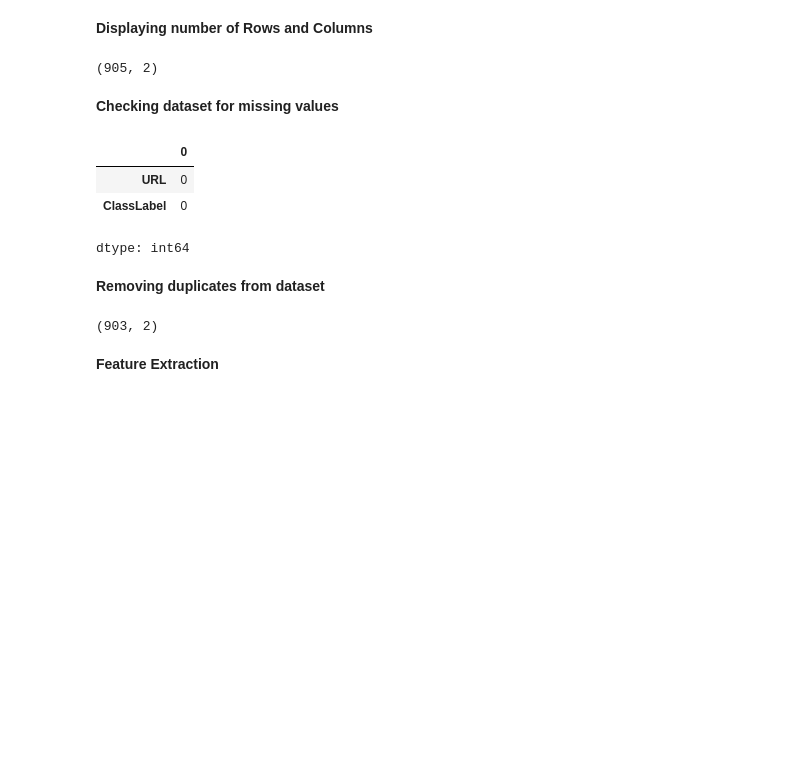
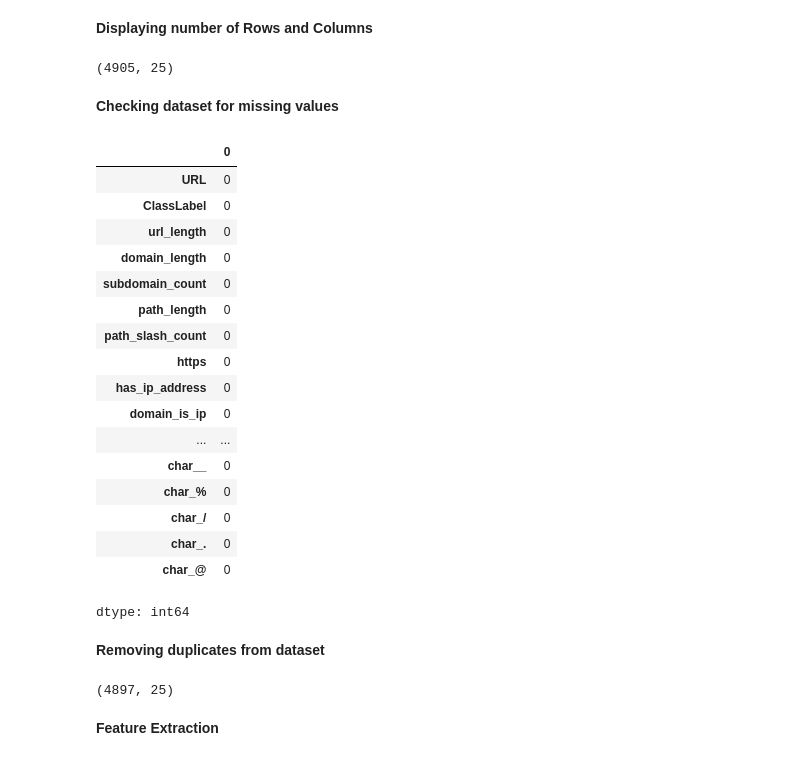
Before and after one commit to MorganChidley/Final-Year-Project, a Jupyter notebook: ml_model.ipynb, the cells around one changed output. Saved outputs shown, nothing was run; the diff lists cells and outputs as text; code cells hidden in the pictures; blank space fills up the shorter version.

```diff
--- a/ml_model.ipynb
+++ b/ml_model.ipynb
@@ -26,28 +229,42 @@ data.head()
 import pandas as pd
 
 # Load the dataset
-file_path = "MyDataSET.csv"
+file_path = "merged_dataset.csv"
 data = pd.read_csv(file_path)
 
 # Get the shape of the data (number of rows and columns)
 data.shape
 # %% [output]
-(905, 2)
+(4905, 25)
 # %% [markdown]
 **Checking dataset for missing values**
 # %%
 import pandas as pd
 
 # Load the dataset
-file_path = "MyDataSET.csv"
+file_path = "merged_dataset.csv"
 data= pd.read_csv(file_path)
 
 # Check for missing values
 data.isnull().sum()
 # %% [output]
 |  | 0 |
 | URL | 0 |
 | ClassLabel | 0 |
+| url_length | 0 |
+| domain_length | 0 |
+| subdomain_count | 0 |
+| path_length | 0 |
+| path_slash_count | 0 |
+| https | 0 |
+| has_ip_address | 0 |
+| domain_is_ip | 0 |
+| ... | ... |
+| char__ | 0 |
+| char_% | 0 |
+| char_/ | 0 |
+| char_. | 0 |
+| char_@ | 0 |
 dtype: int64
 # %% [markdown]
 **Removing duplicates from dataset**
@@ -55,7 +272,7 @@ dtype: int64
 import pandas as pd
 
 # Load the dataset
-file_path = "MyDataSET.csv"
+file_path = "merged_dataset.csv"
 data= pd.read_csv(file_path)
 
 # Remove duplicate rows
@@ -64,6 +281,6 @@ data.drop_duplicates(inplace=True)
 # Check the new shape of the dataset
 data.shape
 # %% [output]
-(903, 2)
+(4897, 25)
 # %% [markdown]
 **Feature Extraction**
```
Also changed, not shown: parts of 18 cells of this notebook.
